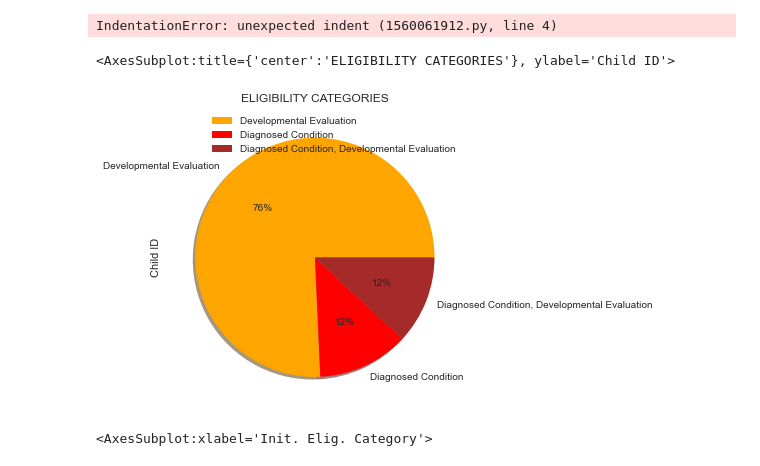
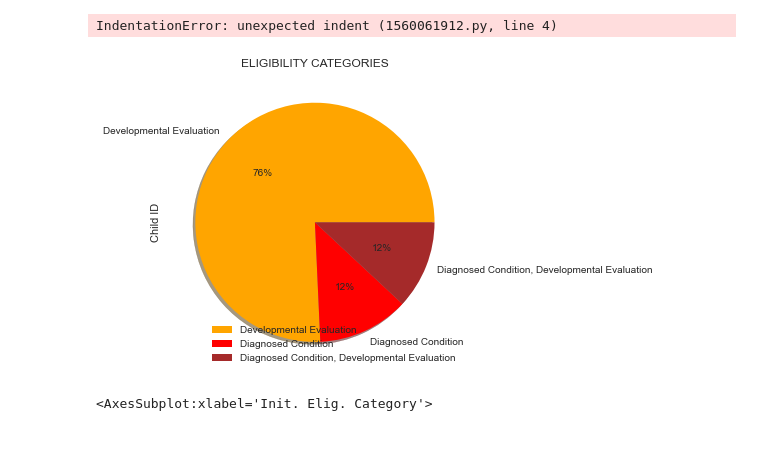
Before and after one commit to NSS-Data-Analytics-Cohort-7/didd-kha-keys-shorts, a Jupyter notebook: Notebooks/rw_partner_project_draft2.ipynb, the cells around one changed output. Saved outputs shown, nothing was run; the diff lists cells and outputs as text; code cells hidden in the pictures.

```diff
--- a/Notebooks/rw_partner_project_draft2.ipynb
+++ b/Notebooks/rw_partner_project_draft2.ipynb
@@ -370,11 +554,20 @@ IndentationError: unexpected indent (1560061912.py, line 4)
 # %%
 timeline_df_redo_drop_agg_index.groupby(['Init. Elig. Category']).sum().plot(kind='pie', y='Child ID', autopct='%1.0f%%', colors = ['orange', 'red', 'brown'],
                                 title='ELIGIBILITY CATEGORIES', shadow=True)
 
+plt.legend(loc='lower right')
+
+
+
+bbox_to_anchor=(5,2)
+# plt.legend
+# bbox to anchor, loc=lower right
+
+# matplotlib.pyplot.legend([“blue”, “green”], bbox_to_anchor=(0.75, 1.15), ncol=2)
+
 # explode = (0.5, 0.5, 0.5)
 # %% [output]
-<AxesSubplot:title={'center':'ELIGIBILITY CATEGORIES'}, ylabel='Child ID'>
-[figure, old version]
+[figure, new version]
 # %%
 timeline_df_redo_drop_agg_index.groupby(['Init. Elig. Category', 'Exit Reason']).size().unstack().plot(kind='bar', stacked=True)
 # timeline_df_redo_drop_agg_index.groupby(['Init. Elig. Category'])size().unstack().plot(kind='bar', stacked=True)
```
Also changed, not shown: parts of 19 cells of this notebook.
